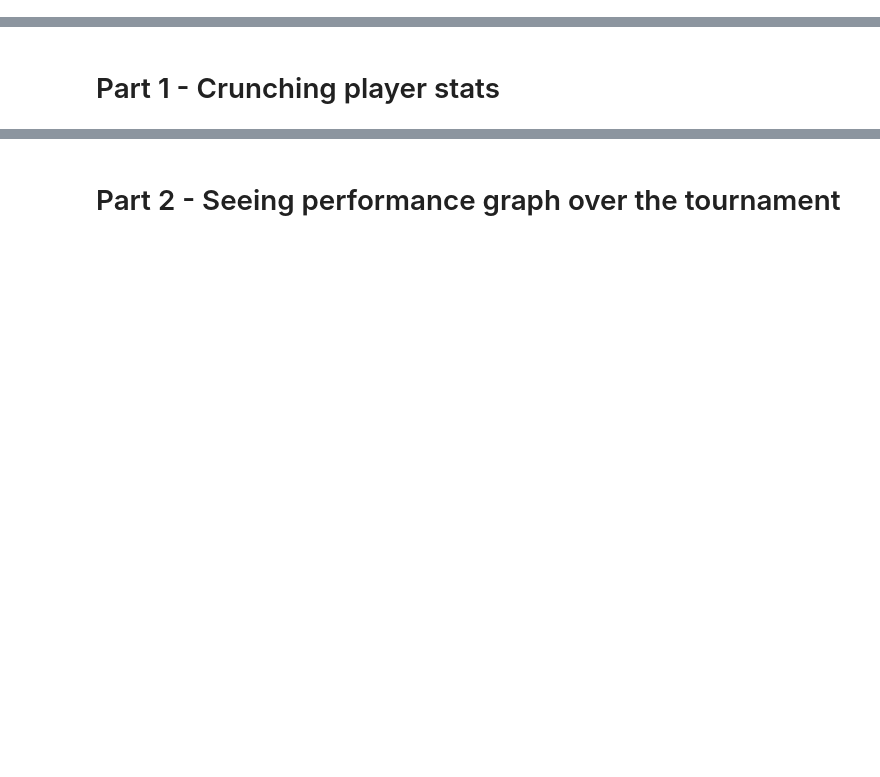
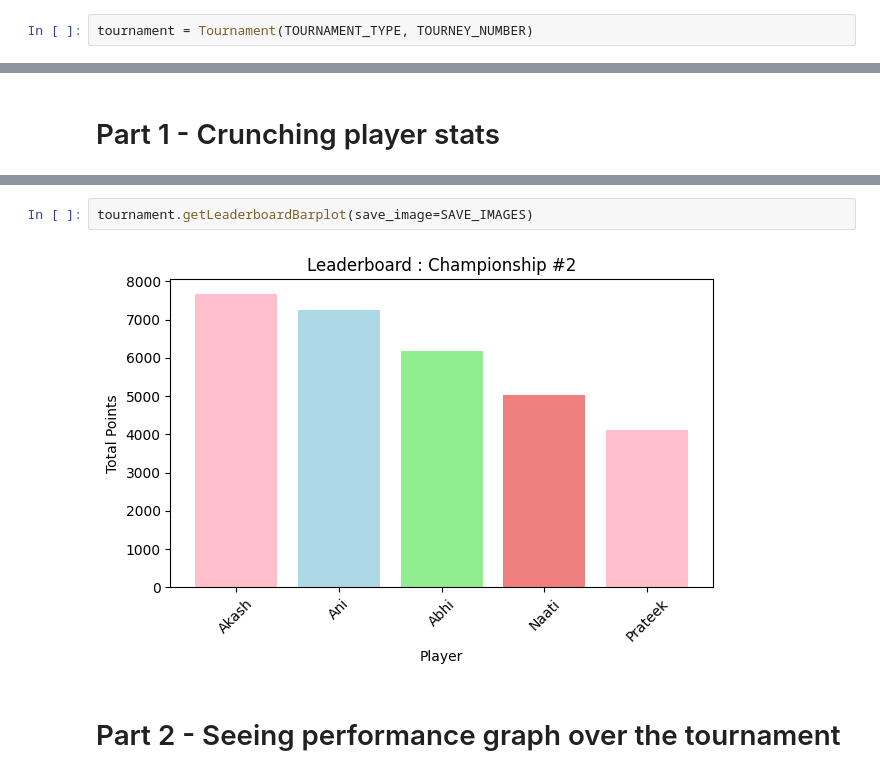
Before and after one commit to akash-suresh/three-of-spades, a Jupyter notebook: Championship_2.ipynb, the cells around one changed output, grey strips where cells are left out. Drawn from its saved outputs; the diff is of its cells as text; blank space fills up the shorter version.

```diff
--- a/Championship_2.ipynb
+++ b/Championship_2.ipynb
@@ -24,0 +12,2 @@ Players participating in this Championship are : ['Ani', 'Abhi', 'Akash', 'Naati
+# %%
+tournament = Tournament(TOURNAMENT_TYPE, TOURNEY_NUMBER)
@@ -40,2 +28,6 @@ plot_leaderboard_barplot(player_stats, tourney_number=TOURNEY_NUMBER, save_image
+# %%
+tournament.getLeaderboardBarplot(save_image=SAVE_IMAGES)
+# %% [output]
+[figure, added]
 # %% [markdown]
 # Part 2 - Seeing performance graph over the tournament
```
Also changed, not shown: parts of 15 cells of this notebook, 11 other files.
